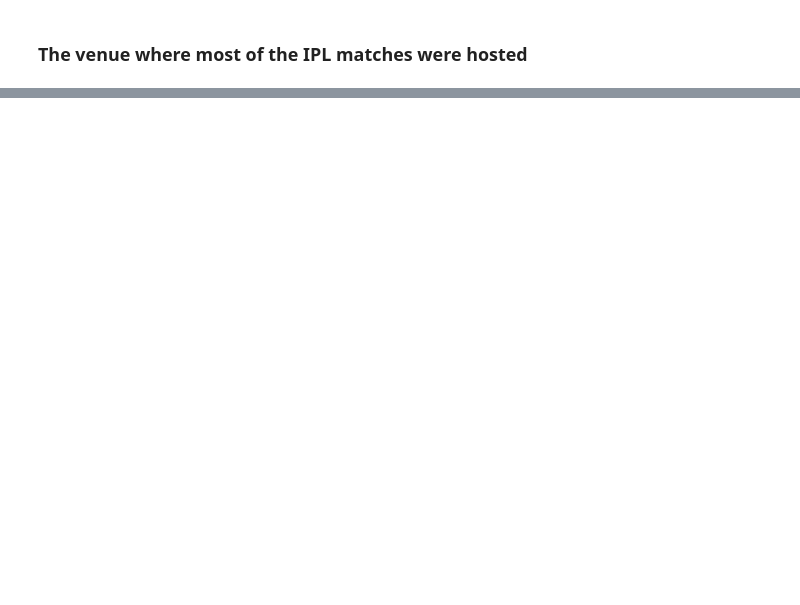
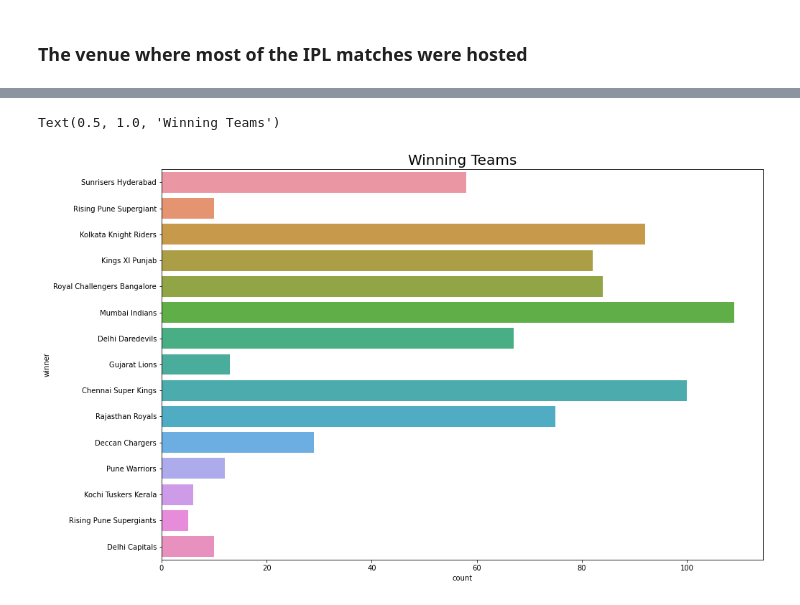
Before and after one commit to anshudhanshu/IPL-Dataset-Analysis, a Jupyter notebook: Sudhanshu_Rawat_Team_3_Capstone_Project.ipynb, the cells around one changed output, grey strips where cells are left out. Saved outputs shown, nothing was run; the diff lists cells and outputs as text; code cells hidden in the pictures; blank space fills up the shorter version.

```diff
--- a/Sudhanshu_Rawat_Team_3_Capstone_Project.ipynb
+++ b/Sudhanshu_Rawat_Team_3_Capstone_Project.ipynb
@@ -330,0 +363,7 @@ sns.countplot(y=ipl_matches.venue)
+# %%
+plt.figure(figsize=(15,10))
+sns.countplot(y=ipl_matches.winner)
+plt.title('Winning Teams',fontdict={'fontsize':20})
+# %% [output]
+Text(0.5, 1.0, 'Winning Teams')
+[figure, added]
```
Also changed, not shown: parts of 48 cells of this notebook.
